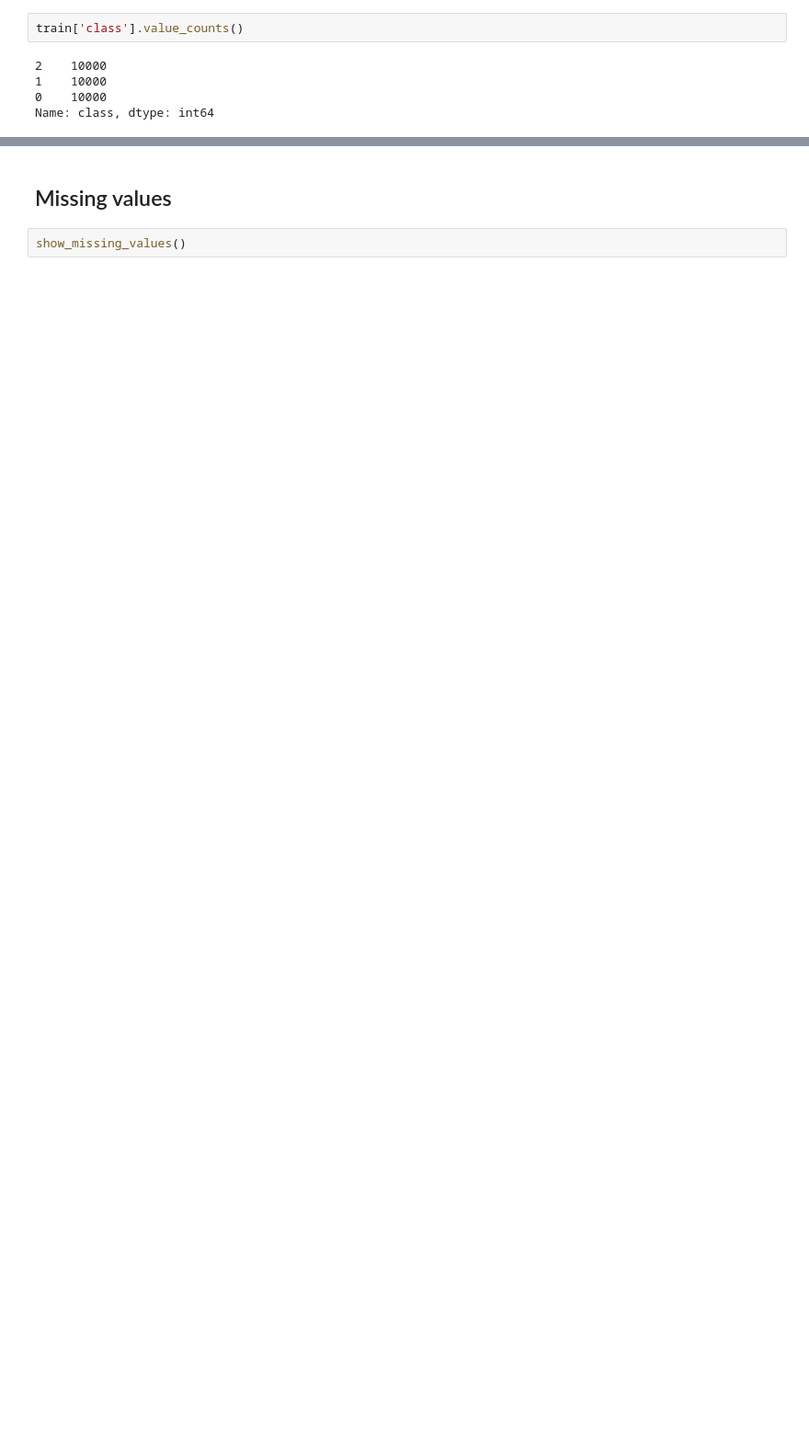
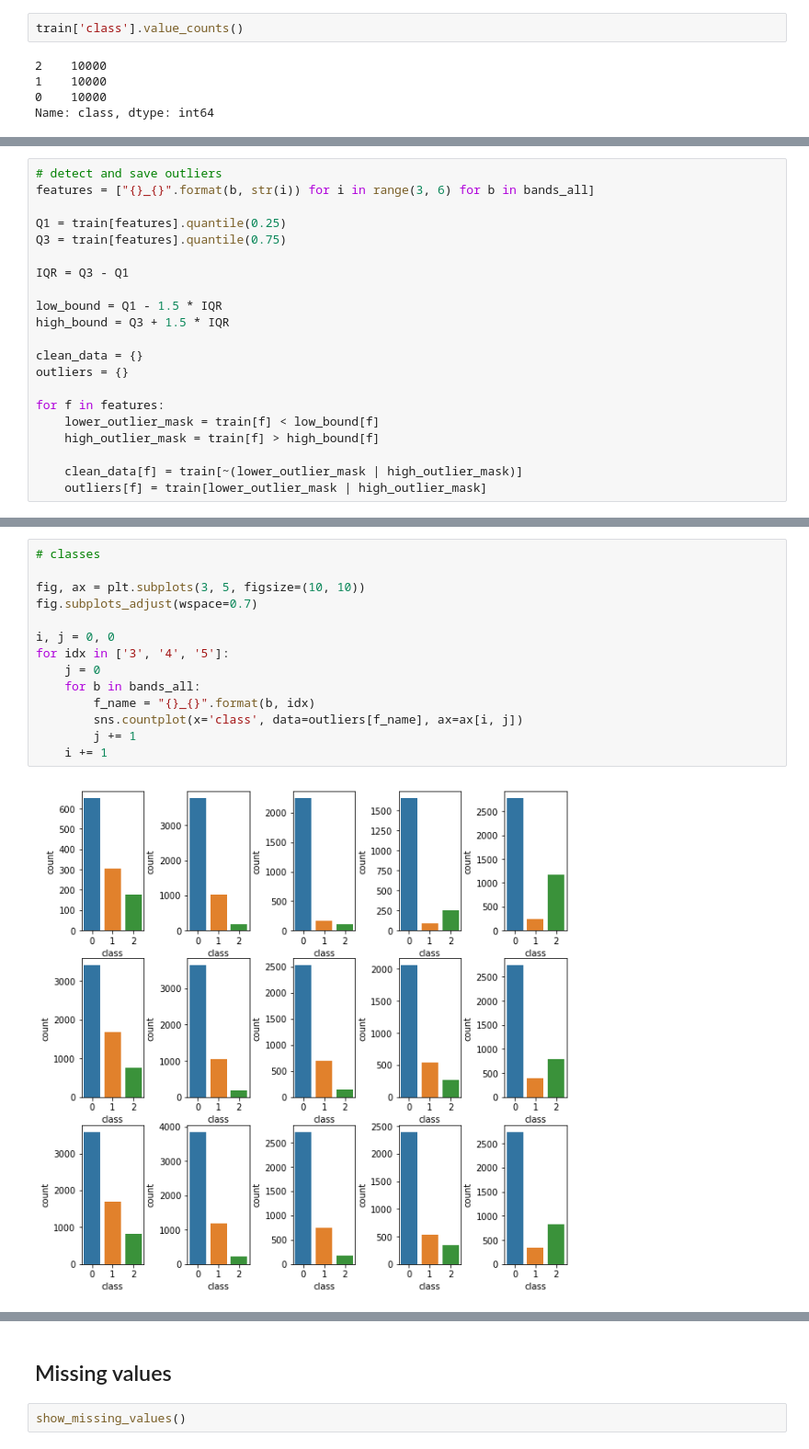
Before and after one commit to alyabogd/NightSkyTask, a Jupyter notebook: sky_data.ipynb, the cells around one changed output, grey strips where cells are left out. Shown at 92% size. Drawn from its saved outputs; the diff is of its cells as text; blank space fills up the shorter version.

Commit message:
Add data exploration.

```diff
--- a/sky_data.ipynb
+++ b/sky_data.ipynb
@@ -67,0 +137,21 @@ Name: class, dtype: int64
+# %%
+# detect and save outliers
+features = ["{}_{}".format(b, str(i)) for i in range(3, 6) for b in bands_all]
+
+Q1 = train[features].quantile(0.25)
+Q3 = train[features].quantile(0.75)
+
+IQR = Q3 - Q1
+
+low_bound = Q1 - 1.5 * IQR
+high_bound = Q3 + 1.5 * IQR
+
+clean_data = {}
+outliers = {}
+
+for f in features:
+    lower_outlier_mask = train[f] < low_bound[f]
+    high_outlier_mask = train[f] > high_bound[f]
+
+    clean_data[f] = train[~(lower_outlier_mask | high_outlier_mask)]
+    outliers[f] = train[lower_outlier_mask | high_outlier_mask]
@@ -67,0 +160,16 @@ Name: class, dtype: int64
+# %%
+# classes
+
+fig, ax = plt.subplots(3, 5, figsize=(10, 10))
+fig.subplots_adjust(wspace=0.7)
+
+i, j = 0, 0
+for idx in ['3', '4', '5']:
+    j = 0
+    for b in bands_all:
+        f_name = "{}_{}".format(b, idx)
+        sns.countplot(x='class', data=outliers[f_name], ax=ax[i, j])
+        j += 1
+    i += 1
+# %% [output]
+[figure, added]
```
Also changed, not shown: parts of 68 cells of this notebook.
